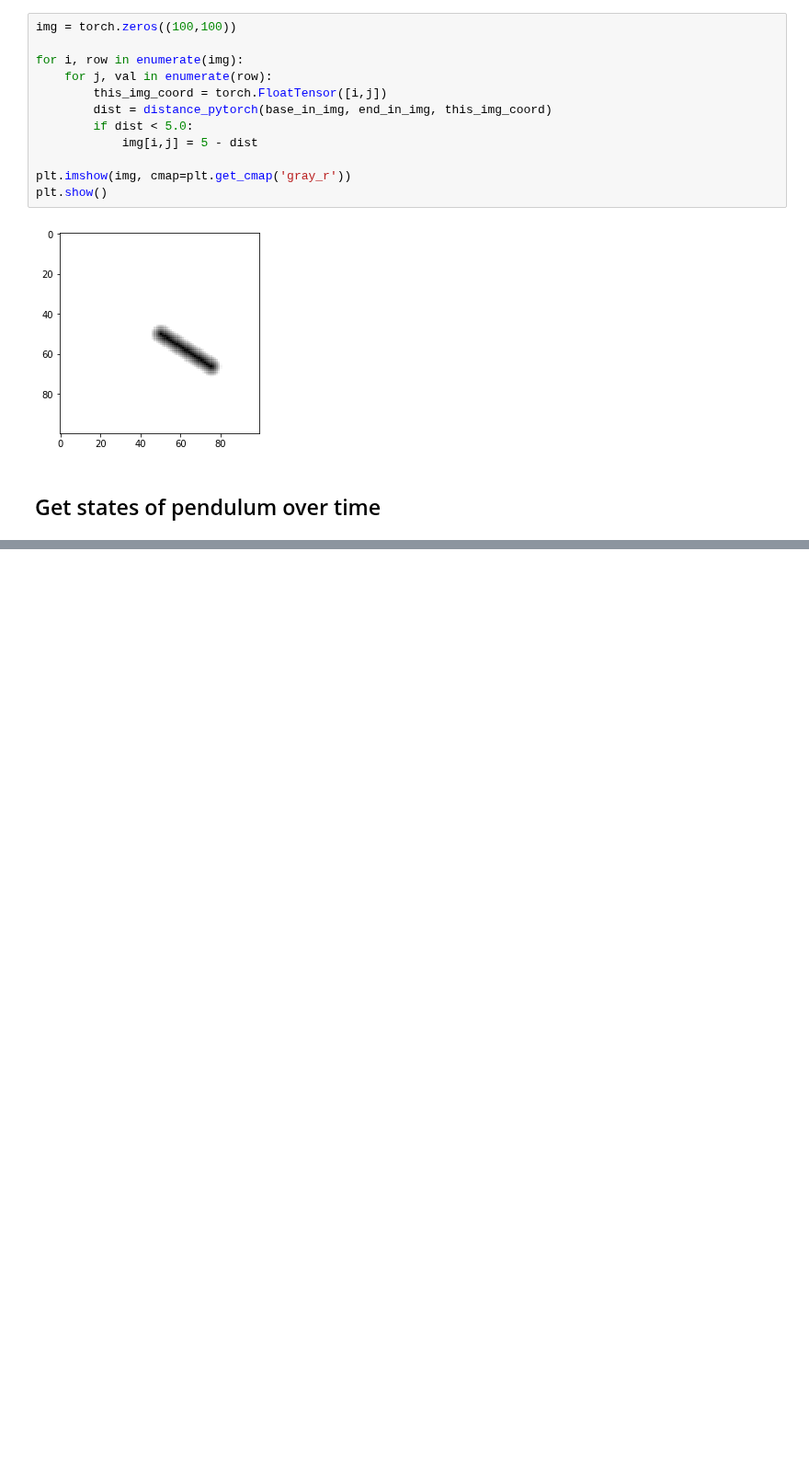
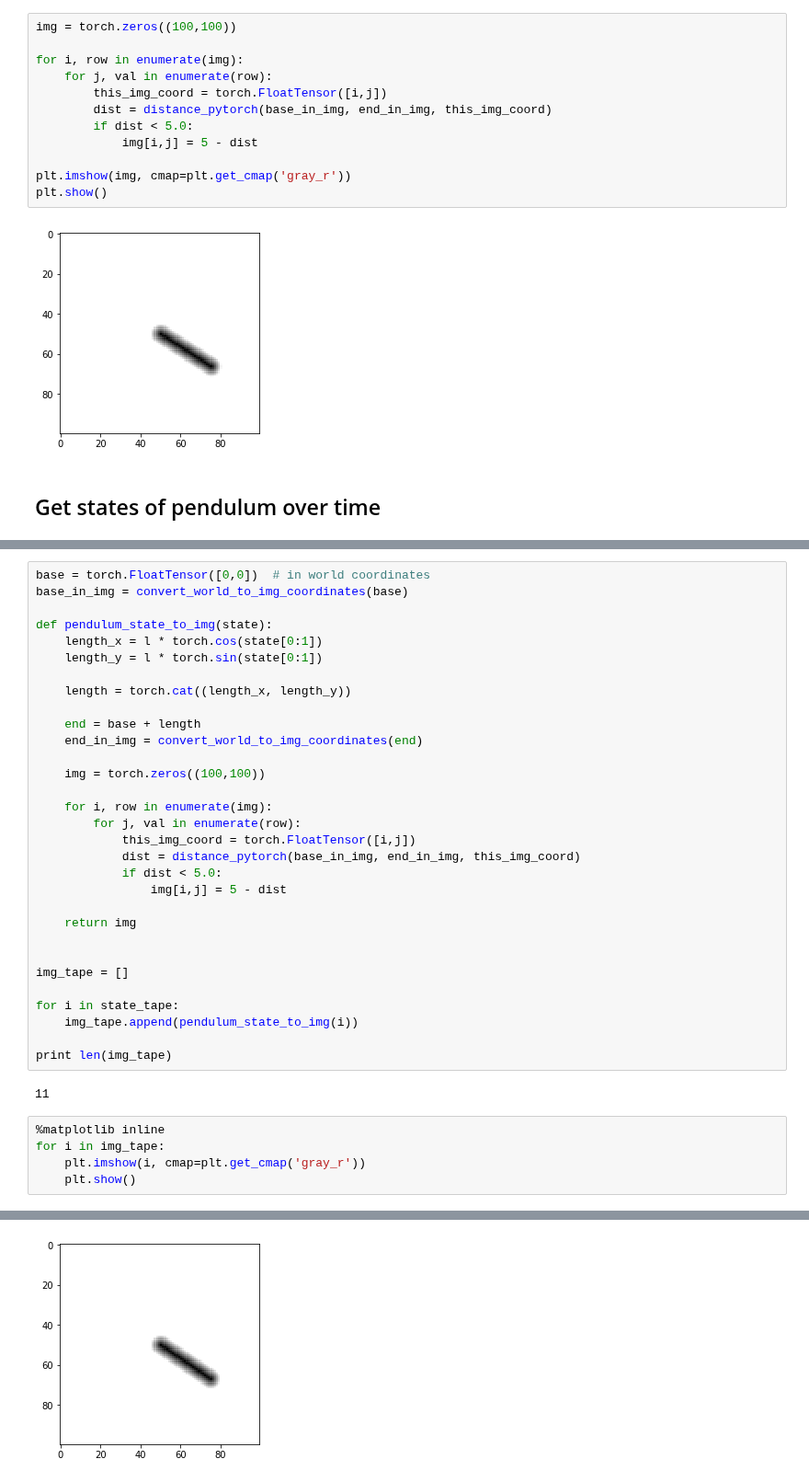
Before and after one commit to peteflorence/pixels_to_torques, a Jupyter notebook: pixels_to_torques.ipynb, the cells around one changed output, grey strips where cells are left out. Shown at 92% size. Saved outputs shown, nothing was run; the diff lists cells and outputs as text; blank space fills up the shorter version.

```diff
--- a/pixels_to_torques.ipynb
+++ b/pixels_to_torques.ipynb
@@ -247,0 +179,39 @@ def interesting_videos():
+# %%
+base = torch.FloatTensor([0,0])  # in world coordinates
+base_in_img = convert_world_to_img_coordinates(base)
+
+def pendulum_state_to_img(state):
+    length_x = l * torch.cos(state[0:1])
+    length_y = l * torch.sin(state[0:1])
+
+    length = torch.cat((length_x, length_y))
+
+    end = base + length
+    end_in_img = convert_world_to_img_coordinates(end)
+
+    img = torch.zeros((100,100))
+
+    for i, row in enumerate(img):
+        for j, val in enumerate(row):
+            this_img_coord = torch.FloatTensor([i,j])
+            dist = distance_pytorch(base_in_img, end_in_img, this_img_coord)
+            if dist < 5.0:
+                img[i,j] = 5 - dist
+
+    return img
+
+
+img_tape = []
+
+for i in state_tape:
+    img_tape.append(pendulum_state_to_img(i))
+
+print len(img_tape)
+# %% [output]
+11
+# %%
+%matplotlib inline
+for i in img_tape:
+    plt.imshow(i, cmap=plt.get_cmap('gray_r'))
+    plt.show()
+# %% [output]
@@ -247,0 +220 @@ def interesting_videos():
+[figure, added]
```
Also changed, not shown: parts of 7 cells of this notebook.
